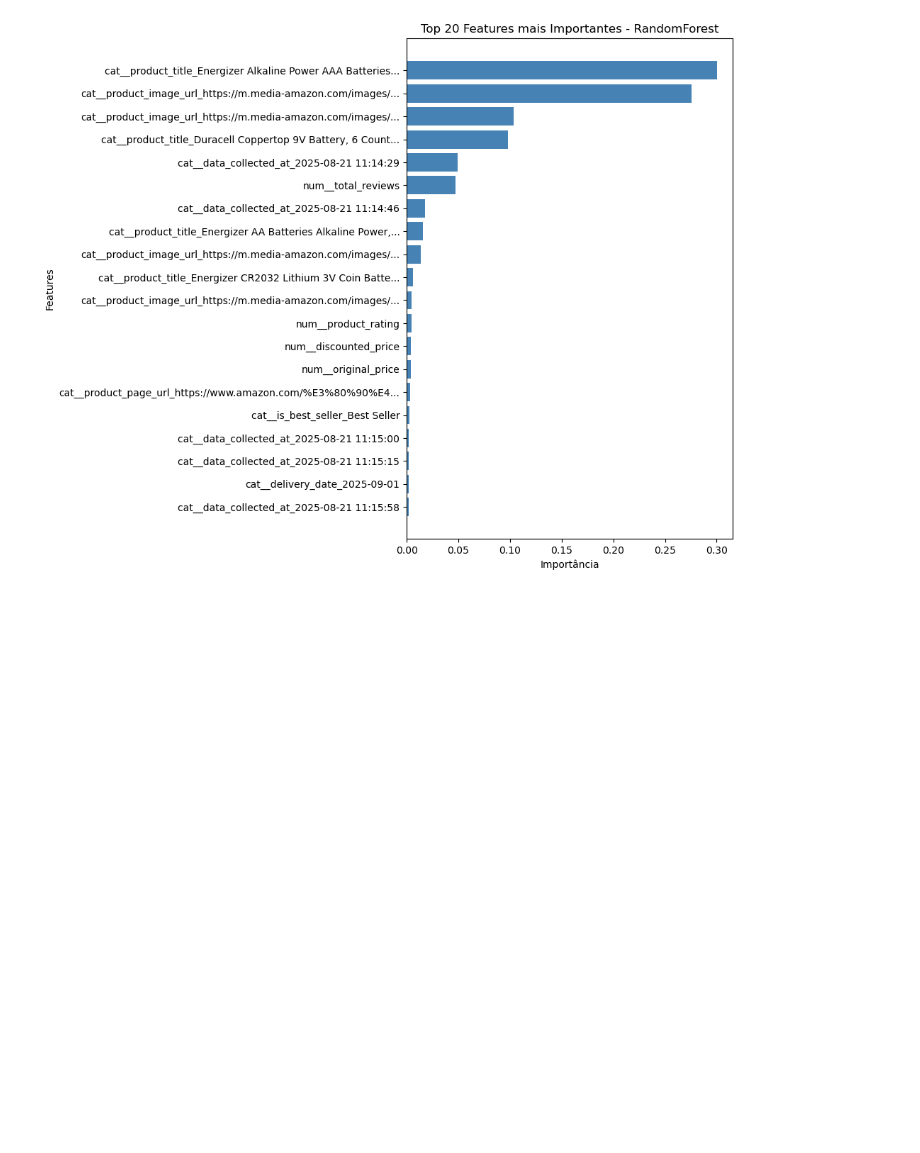
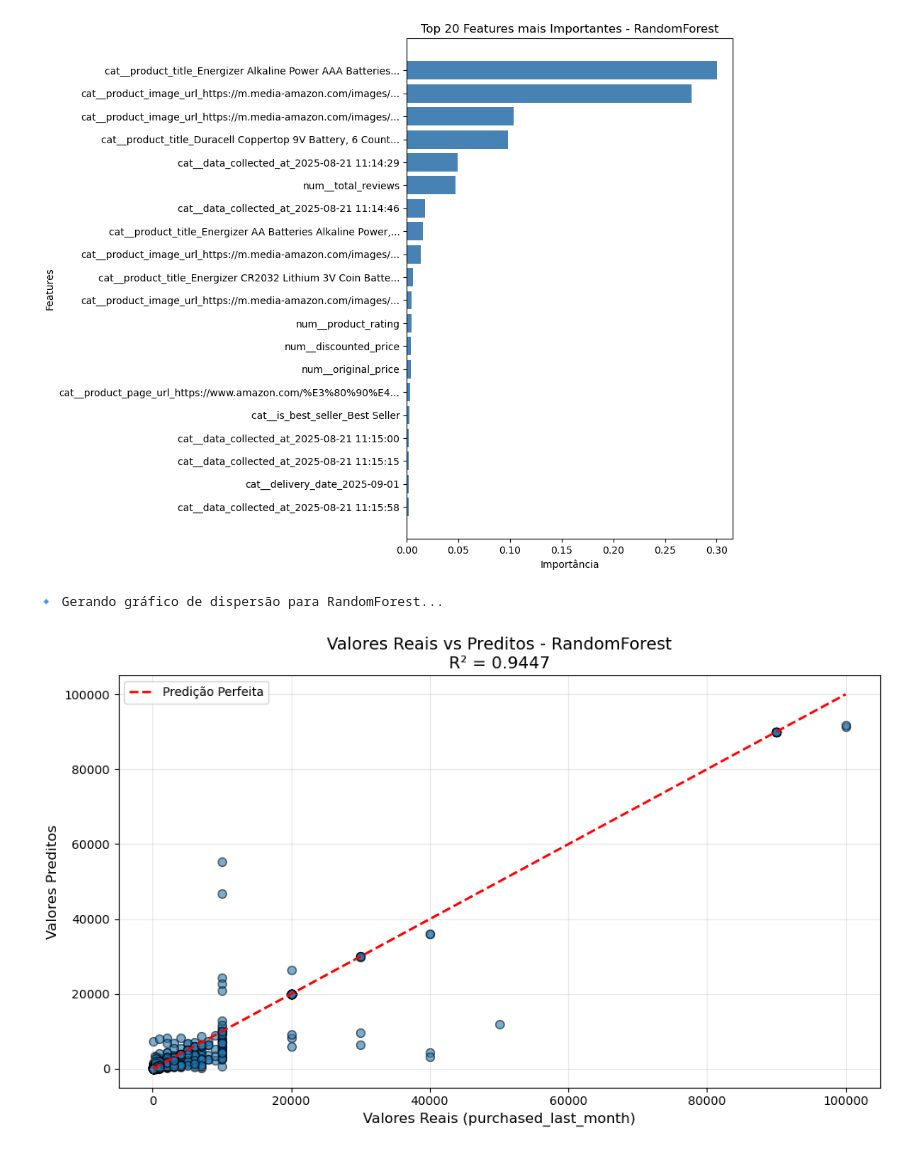
Before and after one commit to HenriKCorrea/am-tp, a Jupyter notebook: src/notebooks/fonte_final_cmp263_final.ipynb, the cells around one changed output. Cells and saved outputs as stored; diff of their text form; code cells hidden in the pictures; blank space fills up the shorter version.

Commit message:
feat: add scatter plot and outliers

```diff
--- a/src/notebooks/fonte_final_cmp263_final.ipynb
+++ b/src/notebooks/fonte_final_cmp263_final.ipynb
@@ -398,3 +398,25 @@ cat__product_image_url_https://m.media-amazon.com/images/...    0.013510
                                cat__delivery_date_2025-09-01    0.001876
                   cat__data_collected_at_2025-08-21 11:15:58    0.001858
 [figure]
+# %%
+# =========================
+# Visualizações de Regressão - Gráfico de Dispersão
+# =========================
+
+# 1. Scatter Plot: Valores Reais vs Preditos (Melhor Modelo)
+print(f"\n🔹 Gerando gráfico de dispersão para {best_model_name}...")
+
+plt.figure(figsize=(10, 6))
+plt.scatter(y_test, y_pred_best, alpha=0.6, edgecolors='k', s=50)
+plt.plot([y_test.min(), y_test.max()], [y_test.min(), y_test.max()],
+         'r--', lw=2, label='Predição Perfeita')
+plt.xlabel('Valores Reais (purchased_last_month)', fontsize=12)
+plt.ylabel('Valores Preditos', fontsize=12)
+plt.title(f'Valores Reais vs Preditos - {best_model_name}\nR² = {best_r2:.4f}', fontsize=14)
+plt.legend(fontsize=10)
+plt.grid(True, alpha=0.3)
+plt.tight_layout()
+plt.show()
+# %% [output]
+🔹 Gerando gráfico de dispersão para RandomForest...
+[figure, added]
```
Also changed, not shown: parts of 1 cell of this notebook.
